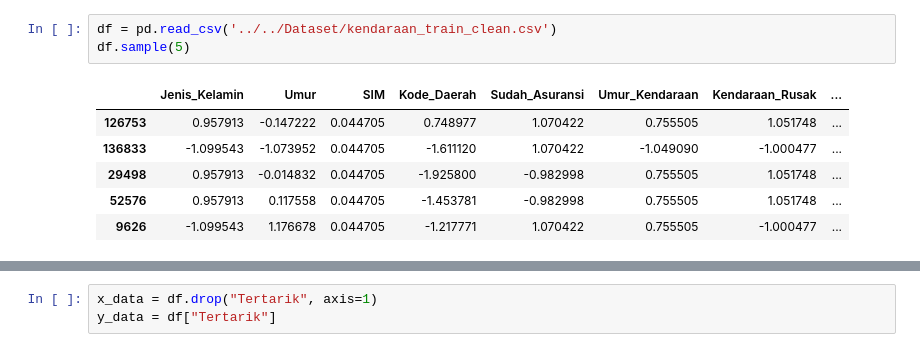
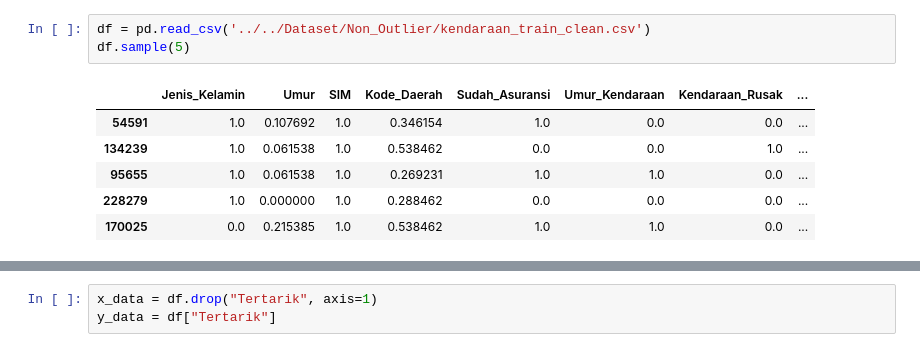
Before and after one commit to ShinyQ/Tugas-Besar-Pembelajaran-Mesin_Classification, a Jupyter notebook: Classification/Non Outlier/Tubes_Classification.ipynb, the cells around one changed output, grey strips where cells are left out. Saved outputs shown, nothing was run; the diff lists cells and outputs as text.

```diff
--- a/Classification/Non Outlier/Tubes_Classification.ipynb
+++ b/Classification/Non Outlier/Tubes_Classification.ipynb
@@ -8,13 +16,13 @@ warnings.filterwarnings('always')
 # %%
-df = pd.read_csv('../../Dataset/kendaraan_train_clean.csv')
+df = pd.read_csv('../../Dataset/Non_Outlier/kendaraan_train_clean.csv')
 df.sample(5)
 # %% [output]
 |  | Jenis_Kelamin | Umur | SIM | Kode_Daerah | Sudah_Asuransi | Umur_Kendaraan | Kendaraan_Rusak | ... |
-| 126753 | 0.957913 | -0.147222 | 0.044705 | 0.748977 | 1.070422 | 0.755505 | 1.051748 | ... |
-| 136833 | -1.099543 | -1.073952 | 0.044705 | -1.611120 | 1.070422 | -1.049090 | -1.000477 | ... |
-| 29498 | 0.957913 | -0.014832 | 0.044705 | -1.925800 | -0.982998 | 0.755505 | 1.051748 | ... |
-| 52576 | 0.957913 | 0.117558 | 0.044705 | -1.453781 | -0.982998 | 0.755505 | 1.051748 | ... |
-| 9626 | -1.099543 | 1.176678 | 0.044705 | -1.217771 | 1.070422 | 0.755505 | -1.000477 | ... |
+| 54591 | 1.0 | 0.107692 | 1.0 | 0.346154 | 1.0 | 0.0 | 0.0 | ... |
+| 134239 | 1.0 | 0.061538 | 1.0 | 0.538462 | 0.0 | 0.0 | 1.0 | ... |
+| 95655 | 1.0 | 0.061538 | 1.0 | 0.269231 | 1.0 | 1.0 | 0.0 | ... |
+| 228279 | 1.0 | 0.000000 | 1.0 | 0.288462 | 0.0 | 0.0 | 0.0 | ... |
+| 170025 | 0.0 | 0.215385 | 1.0 | 0.538462 | 1.0 | 1.0 | 0.0 | ... |
 # %%
 df_test = pd.read_csv('../../Dataset/kendaraan_test_clean.csv')
 df_test.sample(5)
```
Also changed, not shown: parts of 19 cells of this notebook, 18 other files.
